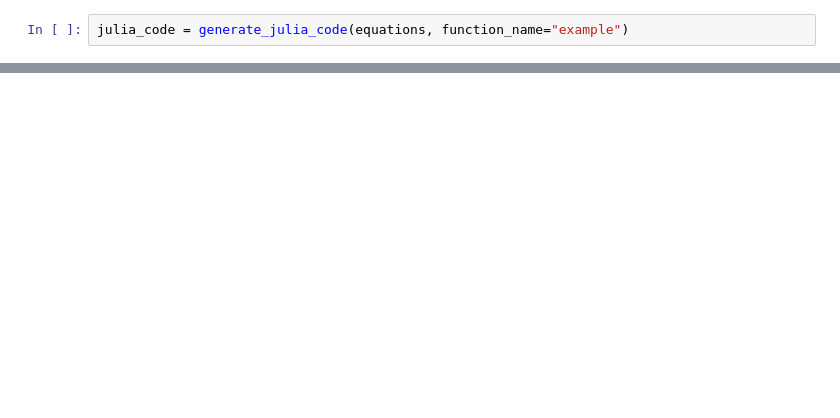
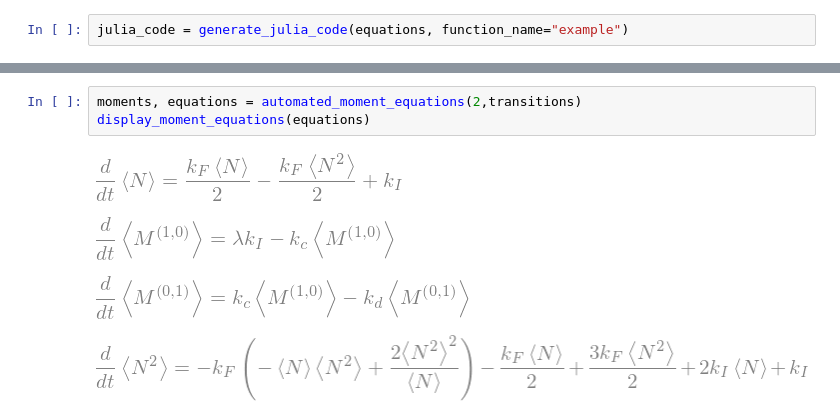
Before and after one commit to zechnerlab/Compartor, a Jupyter notebook: CaseStudy.ipynb, the cells around one changed output, grey strips where cells are left out. Cells and saved outputs as stored; diff of their text form; blank space fills up the shorter version.

Commit message:
adding automated equations

```diff
--- a/CaseStudy.ipynb
+++ b/CaseStudy.ipynb
@@ -123,0 +127,8 @@ python_code = generate_python_code(equations, function_name="example")
+# %%
+moments, equations = automated_moment_equations(2,transitions)
+display_moment_equations(equations)
+# %% [output]
+[figure, added]
+[figure, added]
+[figure, added]
+[figure, added]
```
Also changed, not shown: parts of 11 cells of this notebook, 7 other files.
